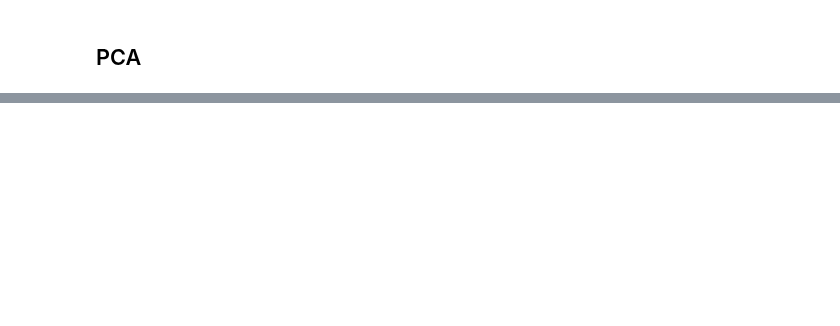
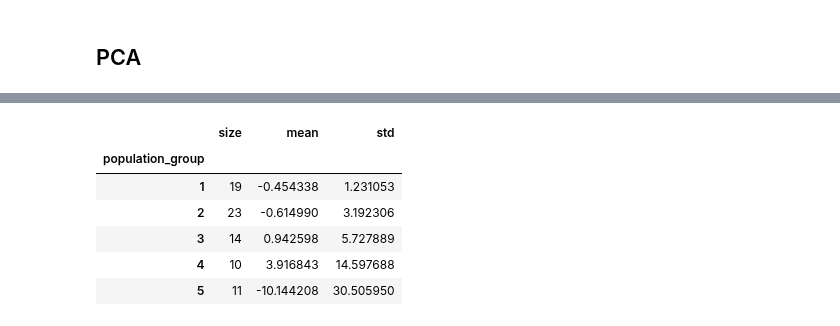
Before and after one commit to mkm29/DataScience, a Jupyter notebook: thinkful/unit/2/4/challenge_crime_regression.ipynb, the cells around one changed output, grey strips where cells are left out. Drawn from its saved outputs; the diff is of its cells as text; code cells hidden in the pictures; blank space fills up the shorter version.

```diff
--- a/thinkful/unit/2/4/challenge_crime_regression.ipynb
+++ b/thinkful/unit/2/4/challenge_crime_regression.ipynb
@@ -479,0 +210,4 @@ I actually iteratively went through this process, but did not write down the for
+# %%
+pred = lm1.predict(test)
+test["property_crime_predicted"] = pred
+test["residuals"] = test["property_crime"] - test["property_crime_predicted"]
@@ -479,0 +227,10 @@ I actually iteratively went through this process, but did not write down the for
+# %%
+test.groupby("population_group")["residuals"].aggregate(["size", "mean", "std"])
+# %% [output]
+|  | size | mean | std |
+| population_group |  |  |  |
+| 1 | 19 | -0.454338 | 1.231053 |
+| 2 | 23 | -0.614990 | 3.192306 |
+| 3 | 14 | 0.942598 | 5.727889 |
+| 4 | 10 | 3.916843 | 14.597688 |
+| 5 | 11 | -10.144208 | 30.505950 |
```
Also changed, not shown: parts of 49 cells of this notebook, 1 other file.
